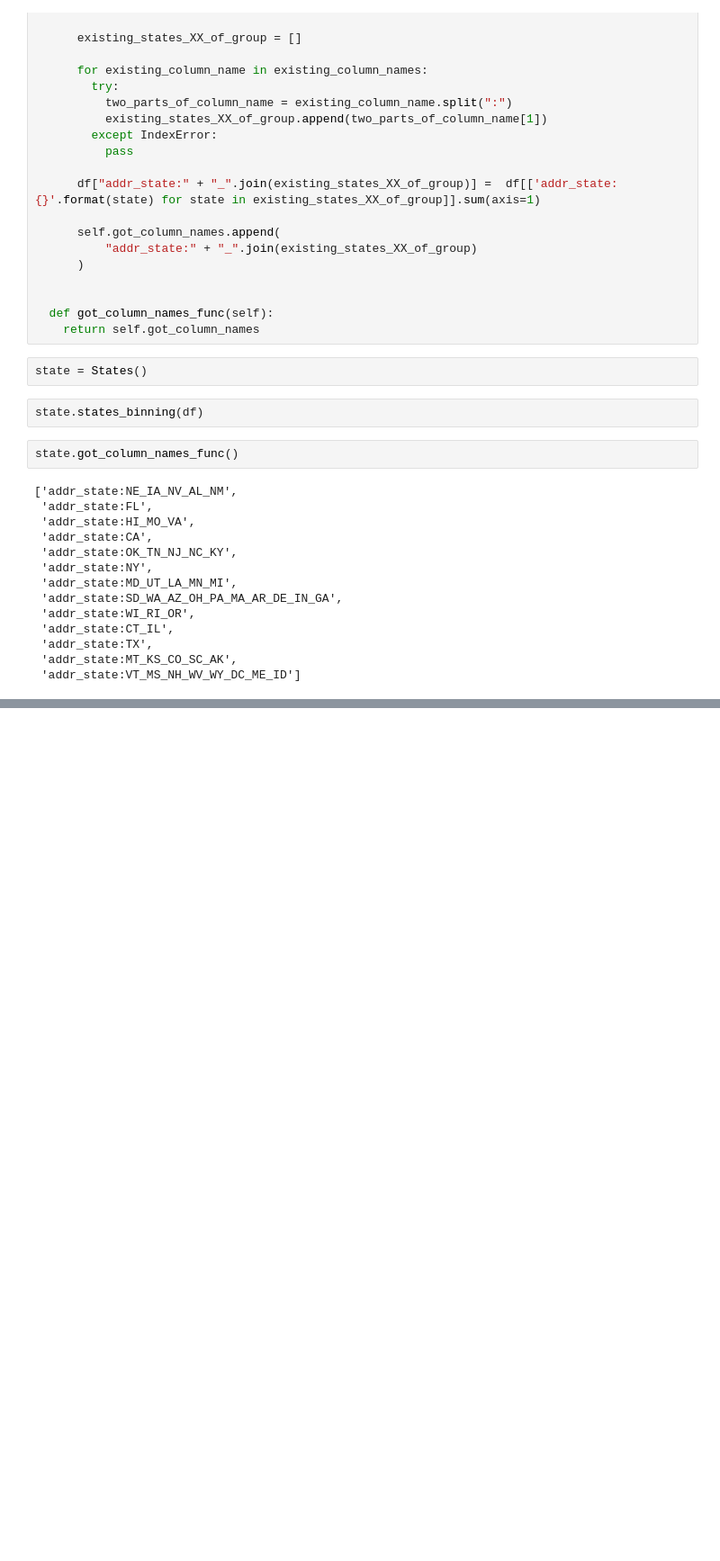
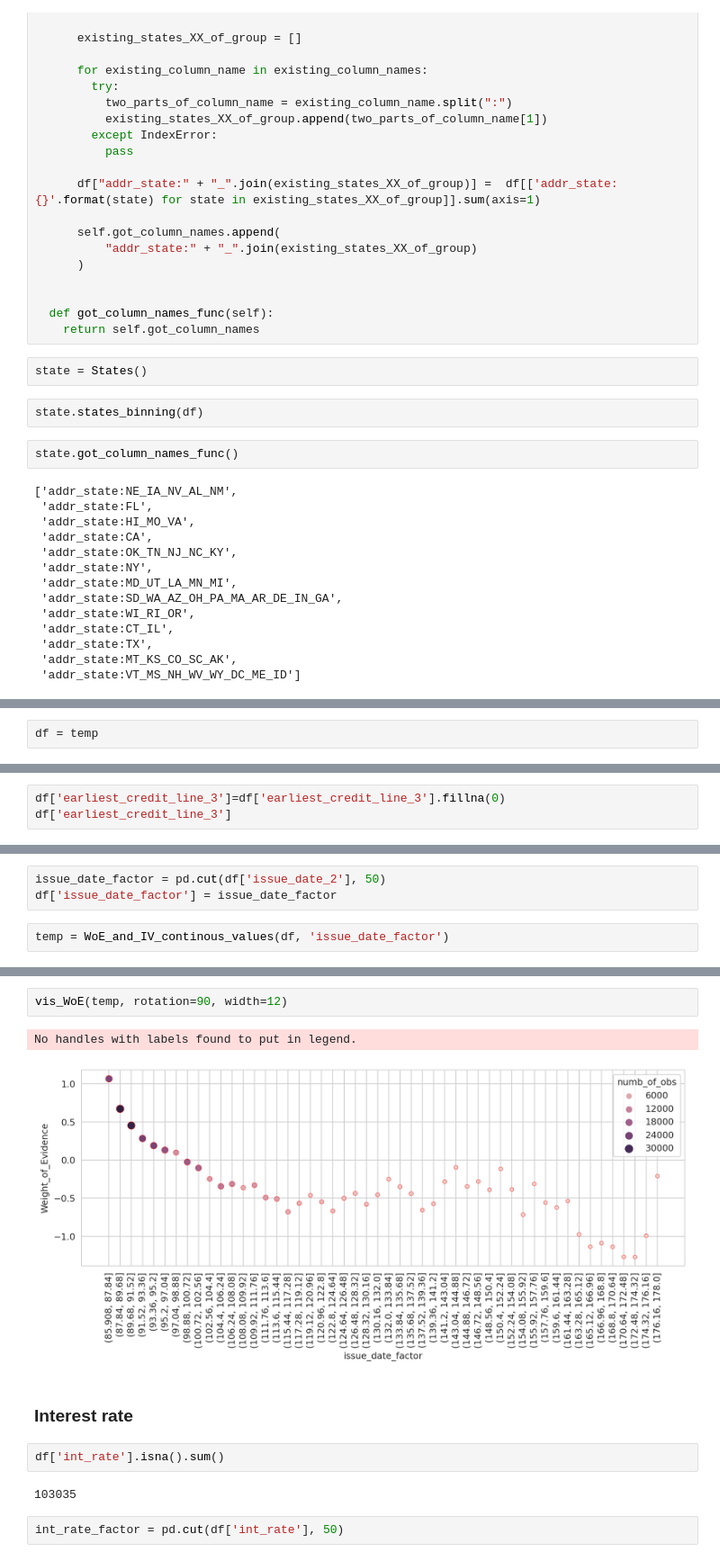
Before and after one commit to EmilSeyfullayev/Credit_Risk_Modeling_in_Python, a Jupyter notebook: General_processing.ipynb, the cells around one changed output, grey strips where cells are left out. Shown at 90% size. Drawn from its saved outputs; the diff is of its cells as text; blank space fills up the shorter version.

```diff
--- a/General_processing.ipynb
+++ b/General_processing.ipynb
@@ -964,0 +1098,2 @@ state.got_column_names_func()
+# %%
+df = temp
@@ -964,0 +1110,3 @@ state.got_column_names_func()
+# %%
+df['earliest_credit_line_3']=df['earliest_credit_line_3'].fillna(0)
+df['earliest_credit_line_3']
@@ -964,0 +1146,5 @@ state.got_column_names_func()
+# %%
+issue_date_factor = pd.cut(df['issue_date_2'], 50)
+df['issue_date_factor'] = issue_date_factor
+# %%
+temp = WoE_and_IV_continous_values(df, 'issue_date_factor')
@@ -964,0 +1175,13 @@ state.got_column_names_func()
+# %%
+vis_WoE(temp, rotation=90, width=12)
+# %% [output]
+No handles with labels found to put in legend.
+[figure, added]
+# %% [markdown]
+### Interest rate
+# %%
+df['int_rate'].isna().sum()
+# %% [output]
+103035
+# %%
+int_rate_factor = pd.cut(df['int_rate'], 50)
```
Also changed, not shown: parts of 35 cells of this notebook.
